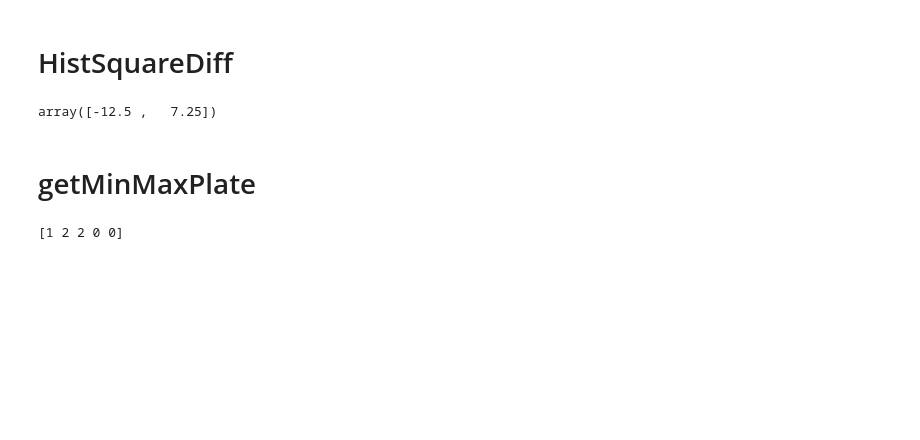
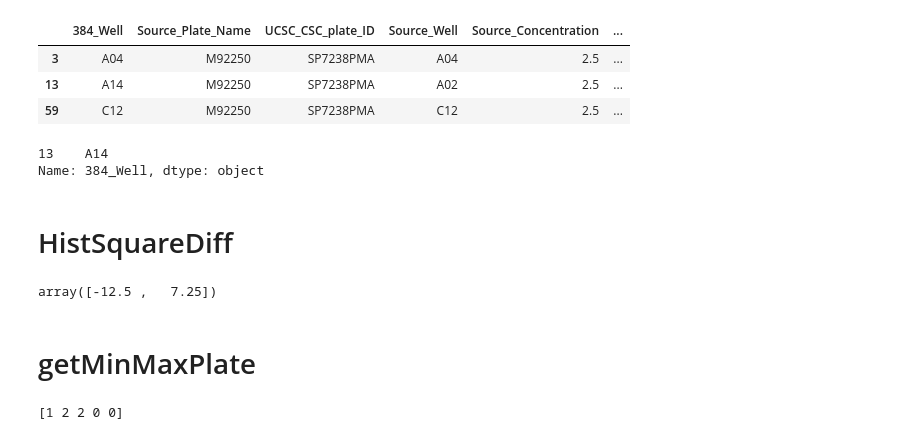
Before and after one commit to LokeyLab/HistDiff_standalone, a Jupyter notebook: validation/bit_tests.ipynb, the cells around one changed output. Cells and saved outputs as stored; diff of their text form; code cells hidden in the pictures; blank space fills up the shorter version.

```diff
--- a/validation/bit_tests.ipynb
+++ b/validation/bit_tests.ipynb
@@ -1,5 +1,19 @@
 # %%
 import pandas as pd, numpy as np, sys, os
+# %%
+pm = "/home/derfelt/git_repos/HistDiff_standalone/temp_store/platemaps/SP7238PMA.csv"
+pm = pd.read_csv(pm)
+pm = pm[pm['384_Well'].isin(['A04', 'C12', 'A14'])]
+
+display(pm, pm[pm['sample_type'] == 'REFERENCE']['384_Well'])
+pm.to_csv('/home/derfelt/git_repos/HistDiff_standalone/temp_store/platemaps/SP7238PMA_limited.csv')
+# %% [output]
+|  | 384_Well | Source_Plate_Name | UCSC_CSC_plate_ID | Source_Well | Source_Concentration | ... |
+| 3 | A04 | M92250 | SP7238PMA | A04 | 2.5 | ... |
+| 13 | A14 | M92250 | SP7238PMA | A02 | 2.5 | ... |
+| 59 | C12 | M92250 | SP7238PMA | C12 | 2.5 | ... |
+13    A14
+Name: 384_Well, dtype: object
 # %% [markdown]
 # HistSquareDiff
 # %%
```
Also changed, not shown: 6 other files.
